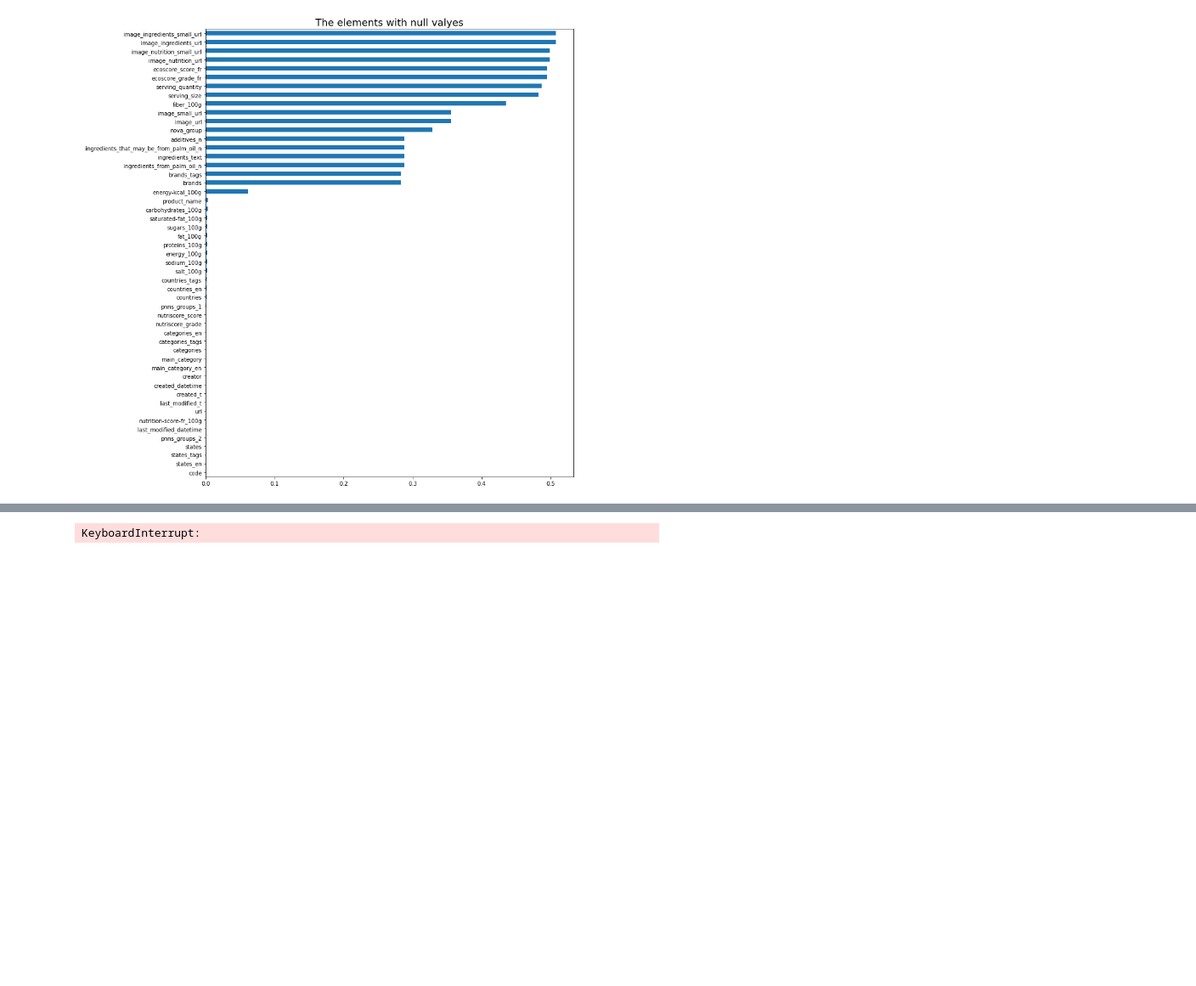
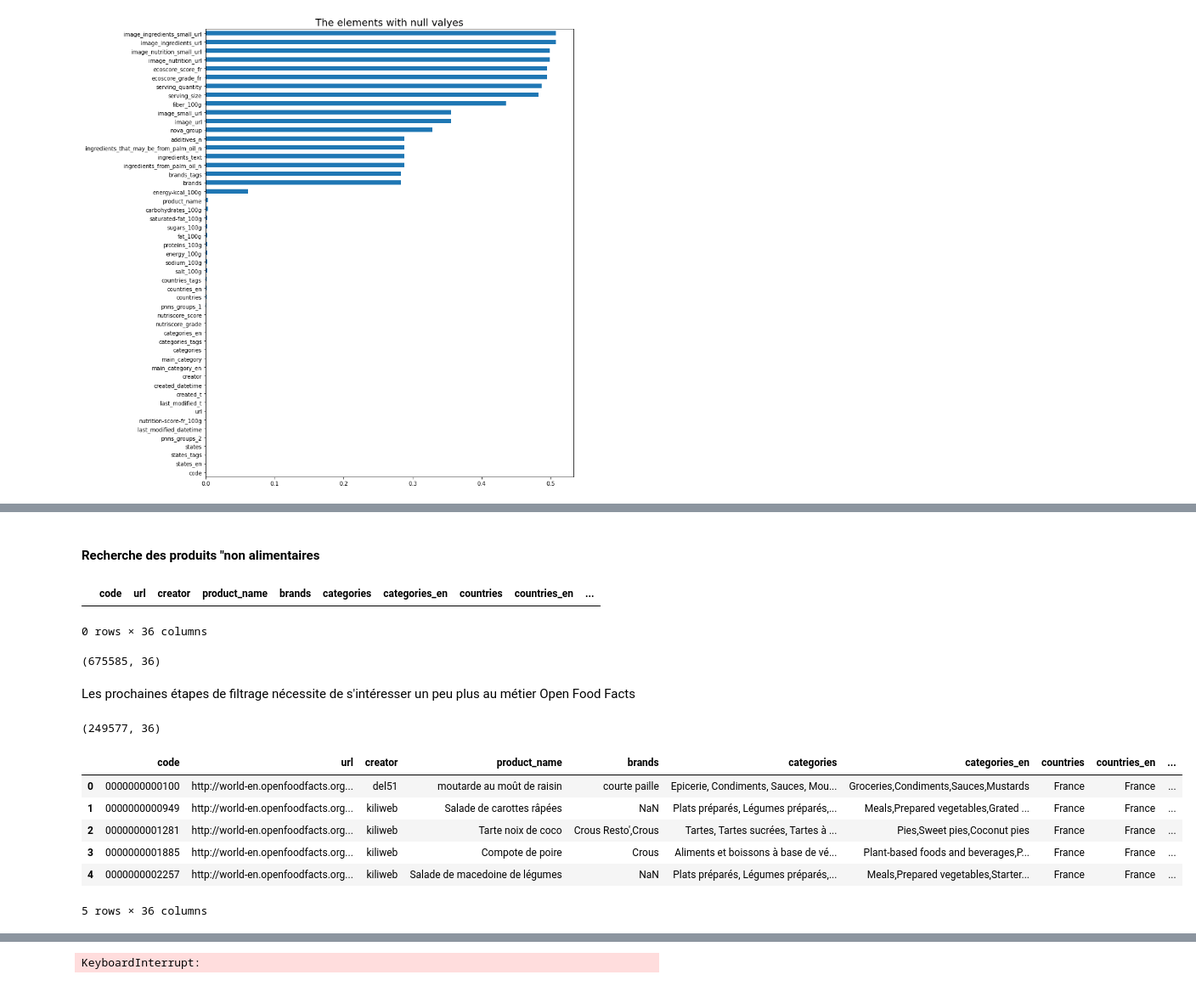
Before and after one commit to Azimoj/Open-Food-Facts, a Jupyter notebook: P3.ipynb, the cells around one changed output, grey strips where cells are left out. Shown: that part at 85% size. Cells and saved outputs as stored; diff of their text form; code cells hidden in the pictures; blank space fills up the shorter version.

```diff
--- a/P3.ipynb
+++ b/P3.ipynb
@@ -232,0 +274,11 @@ Text(0.5, 1.0, 'The elements with null valyes')
+# %% [markdown]
+#### Recherche des produits "non alimentaires
+# %%
+df_food_no_dup[df_food_no_dup['categories'] == "Non food products"]
+# %% [output]
+|  | code | url | creator | product_name | brands | categories | categories_en | countries | countries_en | ... |
+0 rows × 36 columns
+# %%
+df_food_no_dup.shape
+# %% [output]
+(675585, 36)
@@ -232,0 +287,2 @@ Text(0.5, 1.0, 'The elements with null valyes')
+# %% [markdown]
+Les prochaines étapes de filtrage nécessite de s'intéresser un peu plus au métier Open Food Facts
@@ -232,0 +294,4 @@ Text(0.5, 1.0, 'The elements with null valyes')
+# %%
+df_food_no_dup.shape
+# %% [output]
+(249577, 36)
@@ -232,0 +300,11 @@ Text(0.5, 1.0, 'The elements with null valyes')
+# %%
+FR_food= pd.read_csv('C:/Users/azade/Desktop/OC/Projet 3/France_food.csv',delimiter=',',low_memory=False)
+FR_food.head()
+# %% [output]
+|  | code | url | creator | product_name | brands | categories | categories_en | countries | countries_en | ... |
+| 0 | 0000000000100 | http://world-en.openfoodfacts.org... | del51 | moutarde au moût de raisin | courte paille | Epicerie, Condiments, Sauces, Mou... | Groceries,Condiments,Sauces,Mustards | France | France | ... |
+| 1 | 0000000000949 | http://world-en.openfoodfacts.org... | kiliweb | Salade de carottes râpées | NaN | Plats préparés, Légumes préparés,... | Meals,Prepared vegetables,Grated ... | France | France | ... |
+| 2 | 0000000001281 | http://world-en.openfoodfacts.org... | kiliweb | Tarte noix de coco | Crous Resto',Crous | Tartes, Tartes sucrées, Tartes à ... | Pies,Sweet pies,Coconut pies | France | France | ... |
+| 3 | 0000000001885 | http://world-en.openfoodfacts.org... | kiliweb | Compote de poire | Crous | Aliments et boissons à base de vé... | Plant-based foods and beverages,P... | France | France | ... |
+| 4 | 0000000002257 | http://world-en.openfoodfacts.org... | kiliweb | Salade de macedoine de légumes | NaN | Plats préparés, Légumes préparés,... | Meals,Prepared vegetables,Starter... | France | France | ... |
+5 rows × 36 columns
```
Also changed, not shown: parts of 18 cells of this notebook.
